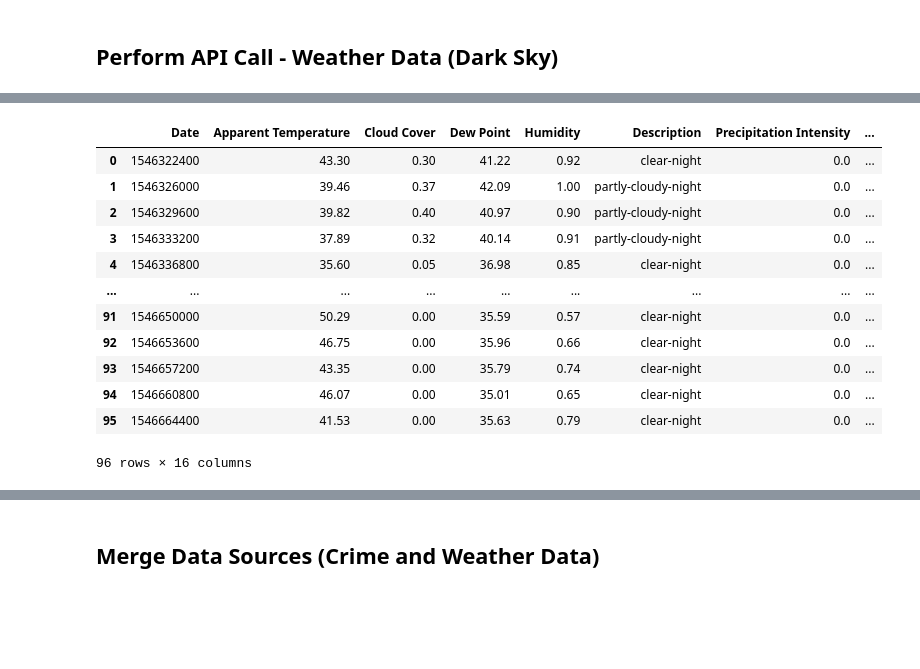
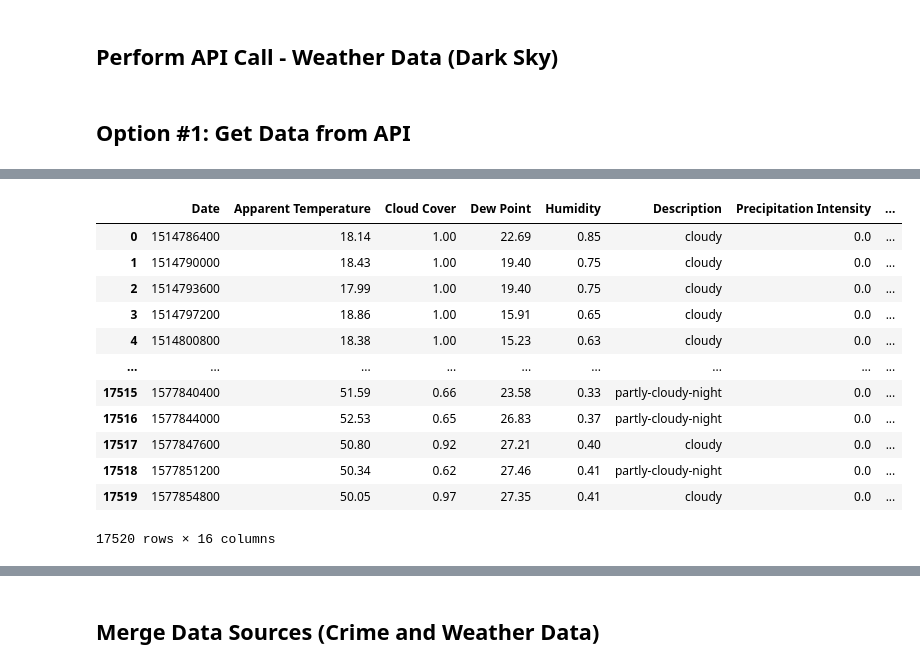
Before and after one commit to eanord4/First-Project, a Jupyter notebook: first-project.ipynb, the cells around one changed output, grey strips where cells are left out. Saved outputs shown, nothing was run; the diff lists cells and outputs as text; code cells hidden in the pictures; blank space fills up the shorter version.

Commit message:
Fix data retrieval in Jupyter notebook and add data files for 2018 and 2019

```diff
--- a/first-project.ipynb
+++ b/first-project.ipynb
@@ -34,20 +99,24 @@ df_crime
 # %% [markdown]
 ## Perform API Call - Weather Data (Dark Sky)
+# %% [markdown]
+## Option #1: Get Data from API
 # %%
 # Create a weather object
 obj_weather = Weather()
 
-# Remove duplicated dates
-epochs = df_crime["Epoch"].drop_duplicates()
+# Get set of dates to request from Dark Sky
+one_day = dt.timedelta(1)
+num_days = (end_dt - start_dt).days
+timestamps = [int((start_dt + i * one_day).timestamp()) for i in range(num_days + 1)]
 
-# Get set of dates to request from Dark Sky
-first_day = dt.datetime.fromtimestamp(min(df_crime["Epoch"]))
-last_day = dt.datetime.fromtimestamp(max(df_crime["Epoch"]))
-num_days = (last_day - first_day).days
-one_day = dt.timedelta(1)
-timestamps = [int((first_day + i * one_day).timestamp()) for i in range(num_days + 1)]
-
-# Get weather data in json format
+# Get weather data
 json_weather = []
 for timestamp in timestamps:
+    print(dt.datetime.fromtimestamp(timestamp))
     json_weather.extend(obj_weather.get_json_weather(timestamp))
+
+# Convert to data frame, save, and present
+df_weather = obj_weather.get_df_weather(json_weather)
+df_weather.to_csv('data/weather.csv', index=False)
+df_weather
+# %% [output]
@@ -54,18 +140,13 @@ for timestamp in timestamps:
+|  | Date | Apparent Temperature | Cloud Cover | Dew Point | Humidity | Description | Precipitation Intensity | ... |
+| 0 | 1514786400 | 18.14 | 1.00 | 22.69 | 0.85 | cloudy | 0.0 | ... |
+| 1 | 1514790000 | 18.43 | 1.00 | 19.40 | 0.75 | cloudy | 0.0 | ... |
+| 2 | 1514793600 | 17.99 | 1.00 | 19.40 | 0.75 | cloudy | 0.0 | ... |
+| 3 | 1514797200 | 18.86 | 1.00 | 15.91 | 0.65 | cloudy | 0.0 | ... |
+| 4 | 1514800800 | 18.38 | 1.00 | 15.23 | 0.63 | cloudy | 0.0 | ... |
+| ... | ... | ... | ... | ... | ... | ... | ... | ... |
+| 17515 | 1577840400 | 51.59 | 0.66 | 23.58 | 0.33 | partly-cloudy-night | 0.0 | ... |
+| 17516 | 1577844000 | 52.53 | 0.65 | 26.83 | 0.37 | partly-cloudy-night | 0.0 | ... |
+| 17517 | 1577847600 | 50.80 | 0.92 | 27.21 | 0.40 | cloudy | 0.0 | ... |
+| 17518 | 1577851200 | 50.34 | 0.62 | 27.46 | 0.41 | partly-cloudy-night | 0.0 | ... |
+| 17519 | 1577854800 | 50.05 | 0.97 | 27.35 | 0.41 | cloudy | 0.0 | ... |
+17520 rows × 16 columns
-# %%
-# Get the dataframe version of the given json file
-df_weather = obj_weather.get_df_weather(json_weather)
-df_weather
-# %% [output]
-|  | Date | Apparent Temperature | Cloud Cover | Dew Point | Humidity | Description | Precipitation Intensity | ... |
-| 0 | 1546322400 | 43.30 | 0.30 | 41.22 | 0.92 | clear-night | 0.0 | ... |
-| 1 | 1546326000 | 39.46 | 0.37 | 42.09 | 1.00 | partly-cloudy-night | 0.0 | ... |
-| 2 | 1546329600 | 39.82 | 0.40 | 40.97 | 0.90 | partly-cloudy-night | 0.0 | ... |
-| 3 | 1546333200 | 37.89 | 0.32 | 40.14 | 0.91 | partly-cloudy-night | 0.0 | ... |
-| 4 | 1546336800 | 35.60 | 0.05 | 36.98 | 0.85 | clear-night | 0.0 | ... |
-| ... | ... | ... | ... | ... | ... | ... | ... | ... |
-| 91 | 1546650000 | 50.29 | 0.00 | 35.59 | 0.57 | clear-night | 0.0 | ... |
-| 92 | 1546653600 | 46.75 | 0.00 | 35.96 | 0.66 | clear-night | 0.0 | ... |
-| 93 | 1546657200 | 43.35 | 0.00 | 35.79 | 0.74 | clear-night | 0.0 | ... |
-| 94 | 1546660800 | 46.07 | 0.00 | 35.01 | 0.65 | clear-night | 0.0 | ... |
-| 95 | 1546664400 | 41.53 | 0.00 | 35.63 | 0.79 | clear-night | 0.0 | ... |
-96 rows × 16 columns
```
Also changed, not shown: parts of 8 cells of this notebook, 2 other files.
